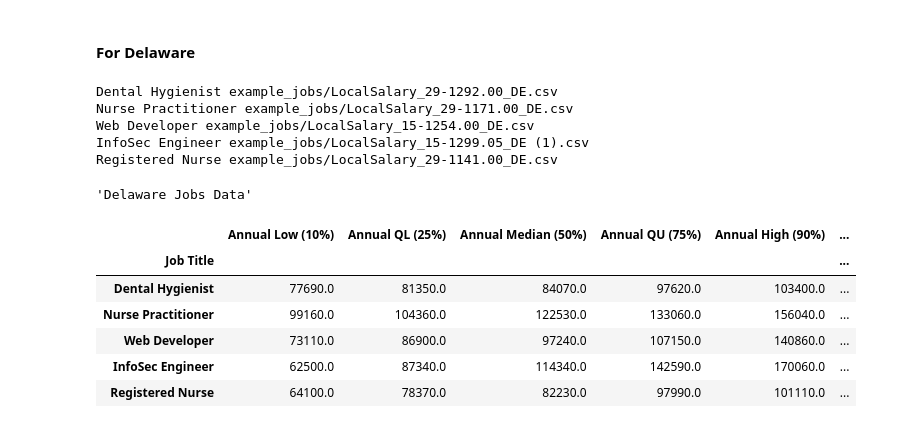
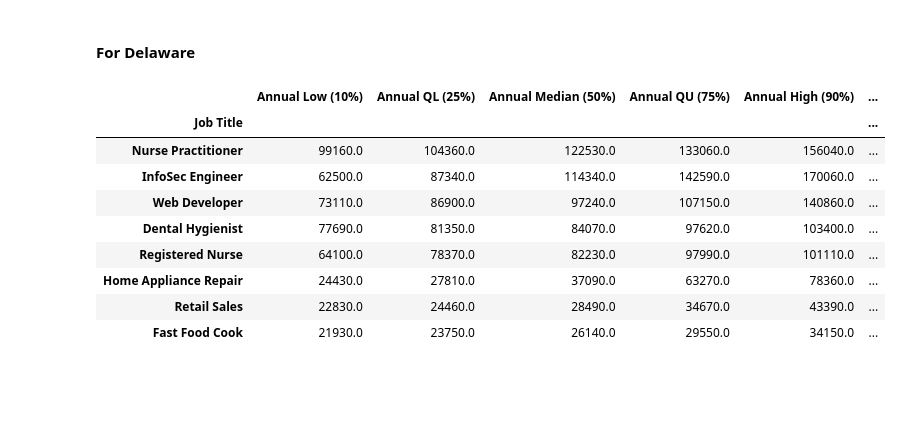
Before and after one commit to apsocarras/policy-rules-database, a Jupyter notebook: cliff-curve.ipynb, the cells around one changed output. Drawn from its saved outputs; the diff is of its cells as text; code cells hidden in the pictures; blank space fills up the shorter version.

Commit message:
interpolate job data to fit net resources curve

```diff
--- a/cliff-curve.ipynb
+++ b/cliff-curve.ipynb
@@ -138,12 +141,21 @@ Project name: national_avg
 | value.ssi | 0 | 0 | 0 | 0 | 0 | 0 | 0 | 0 | 0 | 0 | ... | ... |
 | AfterTaxIncome | 23448.0 | 24221.0 | 24995.0 | 25768.0 | 26542.0 | 27315.0 | 28089.0 | 28845.0 | 29599.0 | 30352.0 | ... | ... |
 40 rows × 341494 columns
+# %%
+def calculate_sem(group):
+    return group.sem()
 # %%
 ## National net resources by income level
 # Mean, median, CI
 data = df_nat_avg.groupby(['income'])['NetResources'].agg(['mean','median']).round(2)
-ci = df_nat_avg.groupby(['income'])['NetResources'].sem().mul(1.96).round(2).reset_index().rename({'NetResources':'95%_mean_CI_dist'}, axis=1)# Add CI
+sem = df_nat_avg.groupby(['income'])['NetResources'].apply(calculate_sem)
+ci = sem.mul(1.96)\
+    .round(2)\
+    .reset_index()\
+    .rename({'NetResources':'95%_mean_CI_dist'}, axis=1)
+
 data = data.merge(ci, how='left', on='income')
+
 data['95%_mean_CI_lower'] = data['mean'] - data['95%_mean_CI_dist']
 data['95%_mean_CI_upper'] = data['mean'] + data['95%_mean_CI_dist']
 # data['95%_mean_CI'] = data[['mean','95%_mean_CI_dist']].apply(lambda row: tuple((np.round(row['mean']-row['95%_mean_CI_dist'],2), np.round(row['mean']+row['95%_mean_CI_dist'],2))), axis=1)
@@ -375,41 +435,53 @@ base_url = "https://www.mynextmove.org/profile/"
 # %%
+base_url = "https://www.mynextmove.org/profile/"
+# wages/15-1299.05?zip=19711 - info sec engineer
+# wages/29-1292.00?zip=19711 - dental hygienist
+# wages/15-1254.00?zip=19711 - web developer
+# wages/29-1171.00?st=DE - nurse practitioner
+# wages/29-1141.00?zip=19711 - registered nurse
+
+
 job_dict = {
     '1299.05':'InfoSec Engineer',
     '1292.00':'Dental Hygienist',
     '1254.00':'Web Developer',
     '1171.00':'Nurse Practitioner',
-    '1141.00':'Registered Nurse'
+    '1141.00':'Registered Nurse',
+    '2011.00':'Fast Food Cook',
+    '2031.00':'Retail Sales',
+    '9031.00':'Home Appliance Repair',
+    '9081.00':'Dental Lab Tech',
+
 }
 
 job_data_fps = [os.path.join('example_jobs',f) for f in os.listdir('example_jobs')]
 dataframes = []
 for fp in job_data_fps:
-    df = pd.read_csv(fp)
-    job_code = re.search('[0-9]+\.[0-9]+',fp).group(0)
-    job_title = job_dict[job_code]
-    df['Job Title'] = job_title
-    print(job_title, fp)
-    dataframes.append(df)
+    if 'csv' in fp:
+        df = pd.read_csv(fp)
+        job_code = re.search('[0-9]+\.[0-9]+',fp).group(0)
+        job_title = job_dict[job_code]
+        df['Job Title'] = job_title
+        # print(job_title, fp)
+        dataframes.append(df)
 
 df = pd.concat(dataframes)
 cols = df.filter(regex='Annual|Hourly').columns
 de_jobs_df = df[df['Location'] == 'Delaware'].drop(['Location'], axis=1).set_index('Job Title')
 de_jobs_df = de_jobs_df.apply(lambda row: pd.Series([float(re.sub('\$|,','',x)) for x in row.values]) , axis=1)
 de_jobs_df.columns = cols
 
-display("Delaware Jobs Data")
+de_jobs_df = de_jobs_df.sort_values('Annual Median (50%)', ascending=False)
+
 de_jobs_df
 # %% [output]
-Dental Hygienist example_jobs/LocalSalary_29-1292.00_DE.csv
-Nurse Practitioner example_jobs/LocalSalary_29-1171.00_DE.csv
-Web Developer example_jobs/LocalSalary_15-1254.00_DE.csv
-InfoSec Engineer example_jobs/LocalSalary_15-1299.05_DE (1).csv
-Registered Nurse example_jobs/LocalSalary_29-1141.00_DE.csv
-'Delaware Jobs Data'
 |  | Annual Low (10%) | Annual QL (25%) | Annual Median (50%) | Annual QU (75%) | Annual High (90%) | ... |
 | Job Title |  |  |  |  |  | ... |
+| Nurse Practitioner | 99160.0 | 104360.0 | 122530.0 | 133060.0 | 156040.0 | ... |
+| InfoSec Engineer | 62500.0 | 87340.0 | 114340.0 | 142590.0 | 170060.0 | ... |
+| Web Developer | 73110.0 | 86900.0 | 97240.0 | 107150.0 | 140860.0 | ... |
 | Dental Hygienist | 77690.0 | 81350.0 | 84070.0 | 97620.0 | 103400.0 | ... |
-| Nurse Practitioner | 99160.0 | 104360.0 | 122530.0 | 133060.0 | 156040.0 | ... |
-| Web Developer | 73110.0 | 86900.0 | 97240.0 | 107150.0 | 140860.0 | ... |
-| InfoSec Engineer | 62500.0 | 87340.0 | 114340.0 | 142590.0 | 170060.0 | ... |
 | Registered Nurse | 64100.0 | 78370.0 | 82230.0 | 97990.0 | 101110.0 | ... |
+| Home Appliance Repair | 24430.0 | 27810.0 | 37090.0 | 63270.0 | 78360.0 | ... |
+| Retail Sales | 22830.0 | 24460.0 | 28490.0 | 34670.0 | 43390.0 | ... |
+| Fast Food Cook | 21930.0 | 23750.0 | 26140.0 | 29550.0 | 34150.0 | ... |
```
Also changed, not shown: parts of 23 cells of this notebook.
